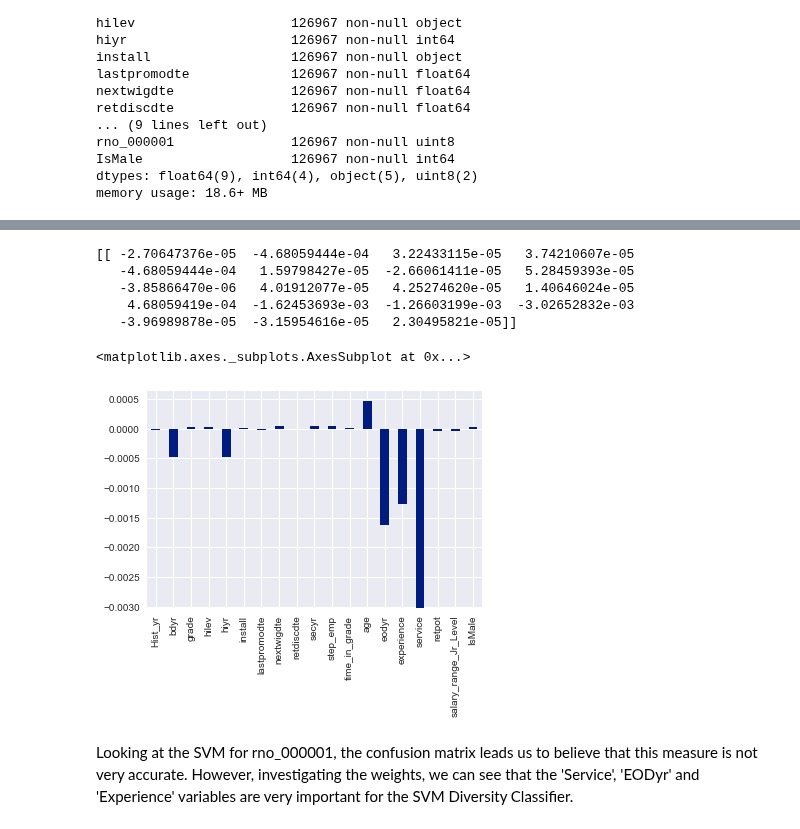
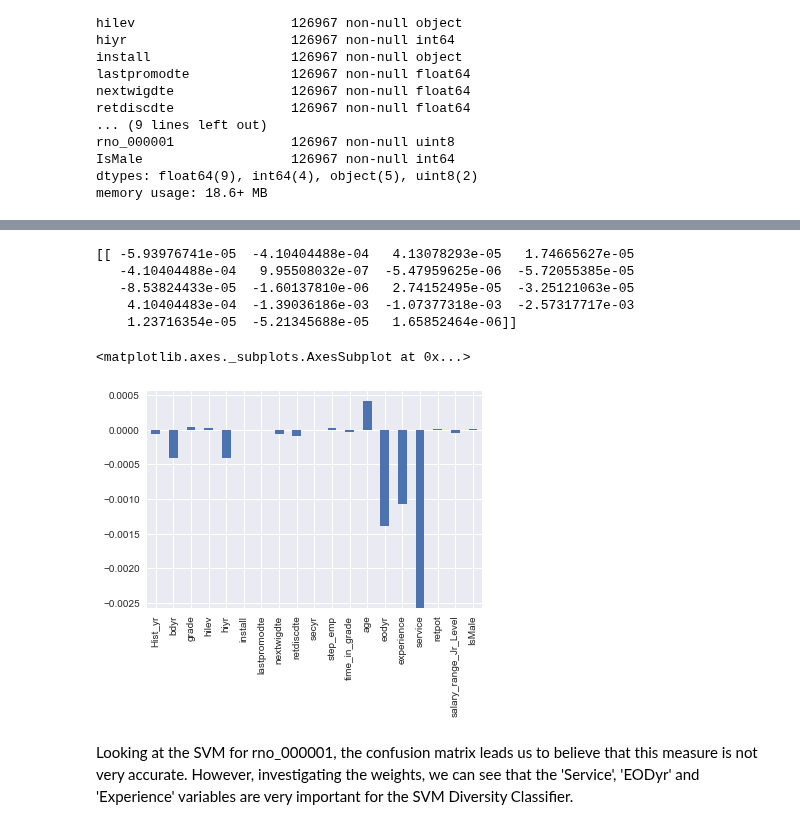
Before and after one commit to wkerneck/DataMiningClass, a Jupyter notebook: 7331_Data_MiningProject_2_resub.ipynb, the cells around one changed output, grey strips where cells are left out. Cells and saved outputs as stored; diff of their text form; code cells hidden in the pictures.

```diff
--- a/7331_Data_MiningProject_2_resub.ipynb
+++ b/7331_Data_MiningProject_2_resub.ipynb
@@ -782,4 +794,34 @@ rno_000001               126967 non-null uint8
 IsMale                   126967 non-null int64
 dtypes: float64(9), int64(4), object(5), uint8(2)
 memory usage: 18.6+ MB
+# %%
+###NOTE THIS TAKES A VERY LONG TIME TO RUN
+###runtime approx 30 mins
+
+DF_SVM_div= DF_Reg2.copy()
+
+lr_clf2 = LogisticRegression(penalty='l2', C=1.0, class_weight=None)
+
+if 'rno_000001' in DF_SVM_div:
+    y2 = DF_SVM_div['rno_000001'].values
+    del DF_SVM_div['rno_000001']
+    X2 = DF_SVM_div.values
+
+num_cv_iterations = 4
+num_instances = len(y2)
+cv_object = ShuffleSplit(n=num_instances,
+                         n_iter=4, #num_cv_iterations
+                         test_size  = 0.25)
+
+for train_indices, test_indices in cv_object:
+
+    X_train2 = X2[train_indices]
+    y_train2 = y2[train_indices]
+
+    X_test2 = X2[test_indices]
+    y_test2 = y2[test_indices]
+
+for iter_num, (train_indices, test_indices) in enumerate(cv_object):
+    lr_clf2.fit(X2[train_indices],y2[train_indices])  # train object
+    y_hat3 = lr_clf2.predict(X2[test_indices]) # get test set precitions
 # %%
@@ -855,15 +881,15 @@ print(svm_clf.n_support_ )
 # %%
-print(svm_clf.coef_)
-weights = pd.Series(svm_clf.coef_[0],index=DF_SVM_div.columns)
+print(svm_clf2.coef_)
+weights = pd.Series(svm_clf2.coef_[0],index=DF_SVM_div.columns)
 weights.plot(kind='bar')
 # %% [output]
-[[ -2.70647376e-05  -4.68059444e-04   3.22433115e-05   3.74210607e-05
-   -4.68059444e-04   1.59798427e-05  -2.66061411e-05   5.28459393e-05
-   -3.85866470e-06   4.01912077e-05   4.25274620e-05   1.40646024e-05
-    4.68059419e-04  -1.62453693e-03  -1.26603199e-03  -3.02652832e-03
-   -3.96989878e-05  -3.15954616e-05   2.30495821e-05]]
+[[ -5.93976741e-05  -4.10404488e-04   4.13078293e-05   1.74665627e-05
+   -4.10404488e-04   9.95508032e-07  -5.47959625e-06  -5.72055385e-05
+   -8.53824433e-05  -1.60137810e-06   2.74152495e-05  -3.25121063e-05
+    4.10404483e-04  -1.39036186e-03  -1.07377318e-03  -2.57317717e-03
+    1.23716354e-05  -5.21345688e-05   1.65852464e-06]]
 <matplotlib.axes._subplots.AxesSubplot at 0x...>
-[figure, old version]
+[figure, new version]
 # %% [markdown]
 Looking at the SVM for rno_000001, the confusion matrix leads us to believe that this measure is not very accurate. However, investigating the weights, we can see that the 'Service', 'EODyr' and 'Experience' variables are very important for the SVM Diversity Classifier.
 # %% [markdown]
```
Also changed, not shown: parts of 18 cells of this notebook.
